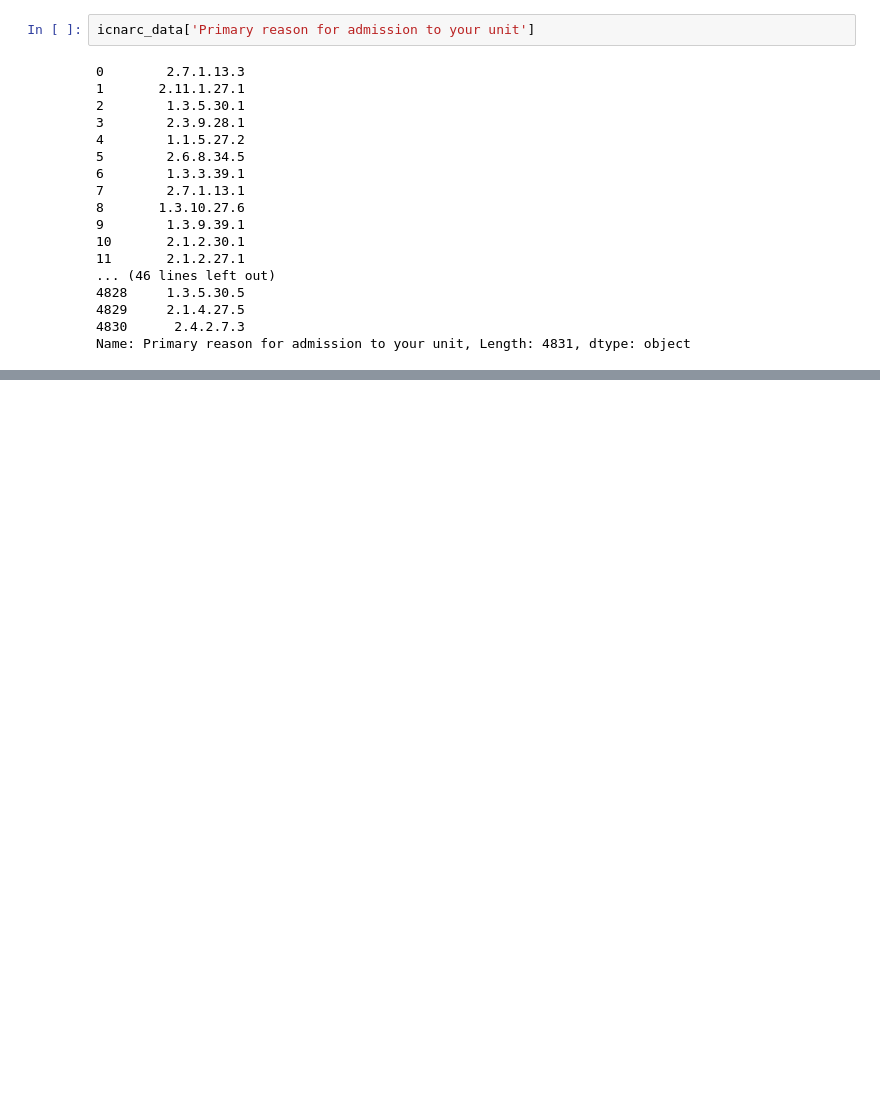
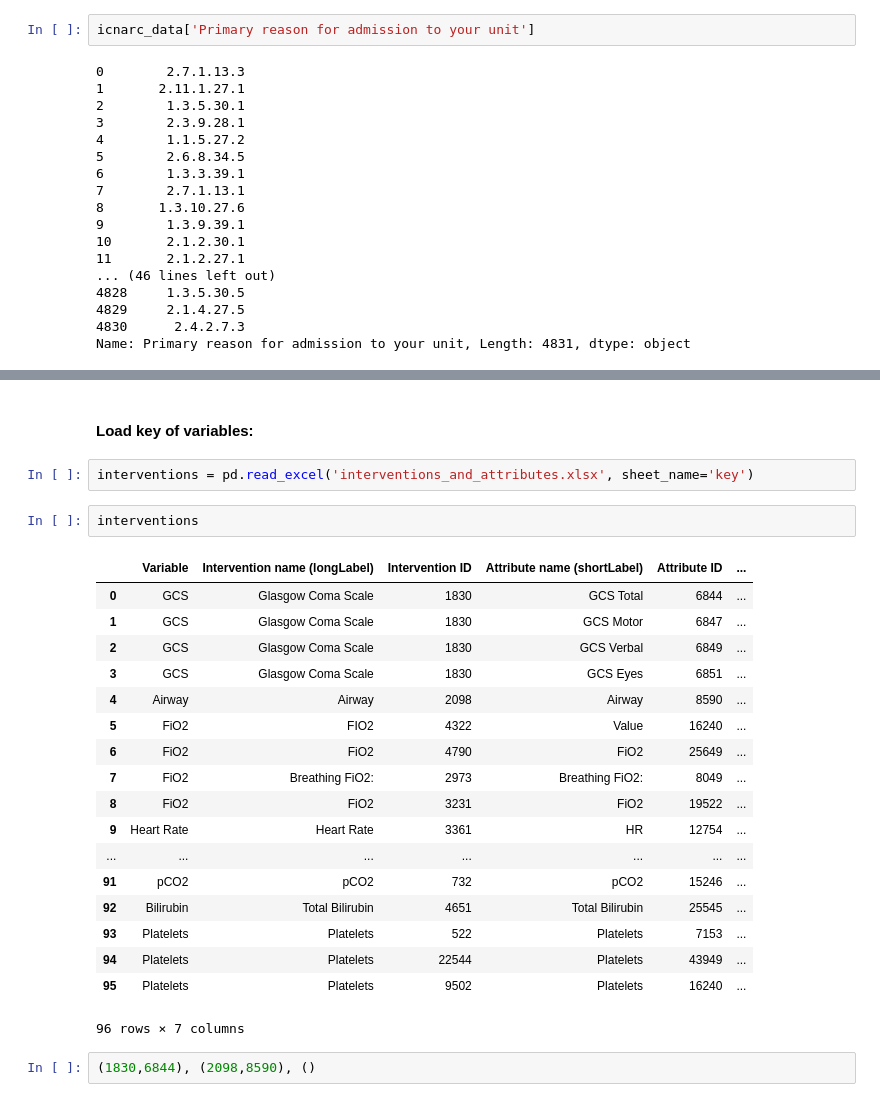
Before and after one commit to UHBristolDataScience/ICNARC-to-Philips-Linkage, a Jupyter notebook: Merging data.ipynb, the cells around one changed output, grey strips where cells are left out. Cells and saved outputs as stored; diff of their text form; blank space fills up the shorter version.

```diff
--- a/Merging data.ipynb
+++ b/Merging data.ipynb
@@ -291,0 +324,27 @@ icustays
+# %% [markdown]
+#### Load key of variables:
+# %%
+interventions = pd.read_excel('interventions_and_attributes.xlsx', sheet_name='key')
+# %%
+interventions
+# %% [output]
+|  | Variable | Intervention name (longLabel) | Intervention ID | Attribute name (shortLabel) | Attribute ID | ... |
+| 0 | GCS | Glasgow Coma Scale | 1830 | GCS Total | 6844 | ... |
+| 1 | GCS | Glasgow Coma Scale | 1830 | GCS Motor | 6847 | ... |
+| 2 | GCS | Glasgow Coma Scale | 1830 | GCS Verbal | 6849 | ... |
+| 3 | GCS | Glasgow Coma Scale | 1830 | GCS Eyes | 6851 | ... |
+| 4 | Airway | Airway | 2098 | Airway | 8590 | ... |
+| 5 | FiO2 | FIO2 | 4322 | Value | 16240 | ... |
+| 6 | FiO2 | FiO2 | 4790 | FiO2 | 25649 | ... |
+| 7 | FiO2 | Breathing FiO2: | 2973 | Breathing FiO2: | 8049 | ... |
+| 8 | FiO2 | FiO2 | 3231 | FiO2 | 19522 | ... |
+| 9 | Heart Rate | Heart Rate | 3361 | HR | 12754 | ... |
+| ... | ... | ... | ... | ... | ... | ... |
+| 91 | pCO2 | pCO2 | 732 | pCO2 | 15246 | ... |
+| 92 | Bilirubin | Total Bilirubin | 4651 | Total Bilirubin | 25545 | ... |
+| 93 | Platelets | Platelets | 522 | Platelets | 7153 | ... |
+| 94 | Platelets | Platelets | 22544 | Platelets | 43949 | ... |
+| 95 | Platelets | Platelets | 9502 | Platelets | 16240 | ... |
+96 rows × 7 columns
+# %%
+(1830,6844), (2098,8590), ()
```
Also changed, not shown: parts of 41 cells of this notebook, 3 other files.
